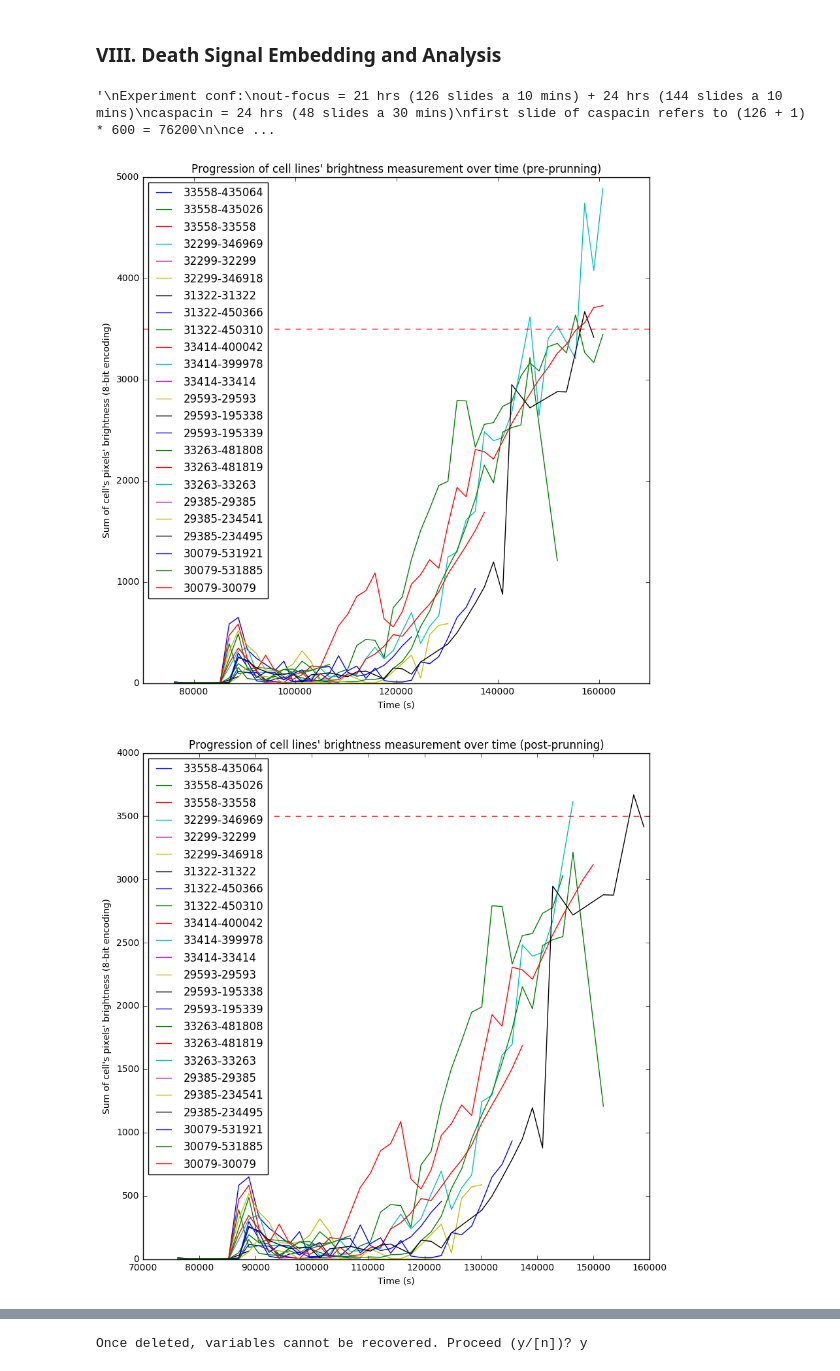
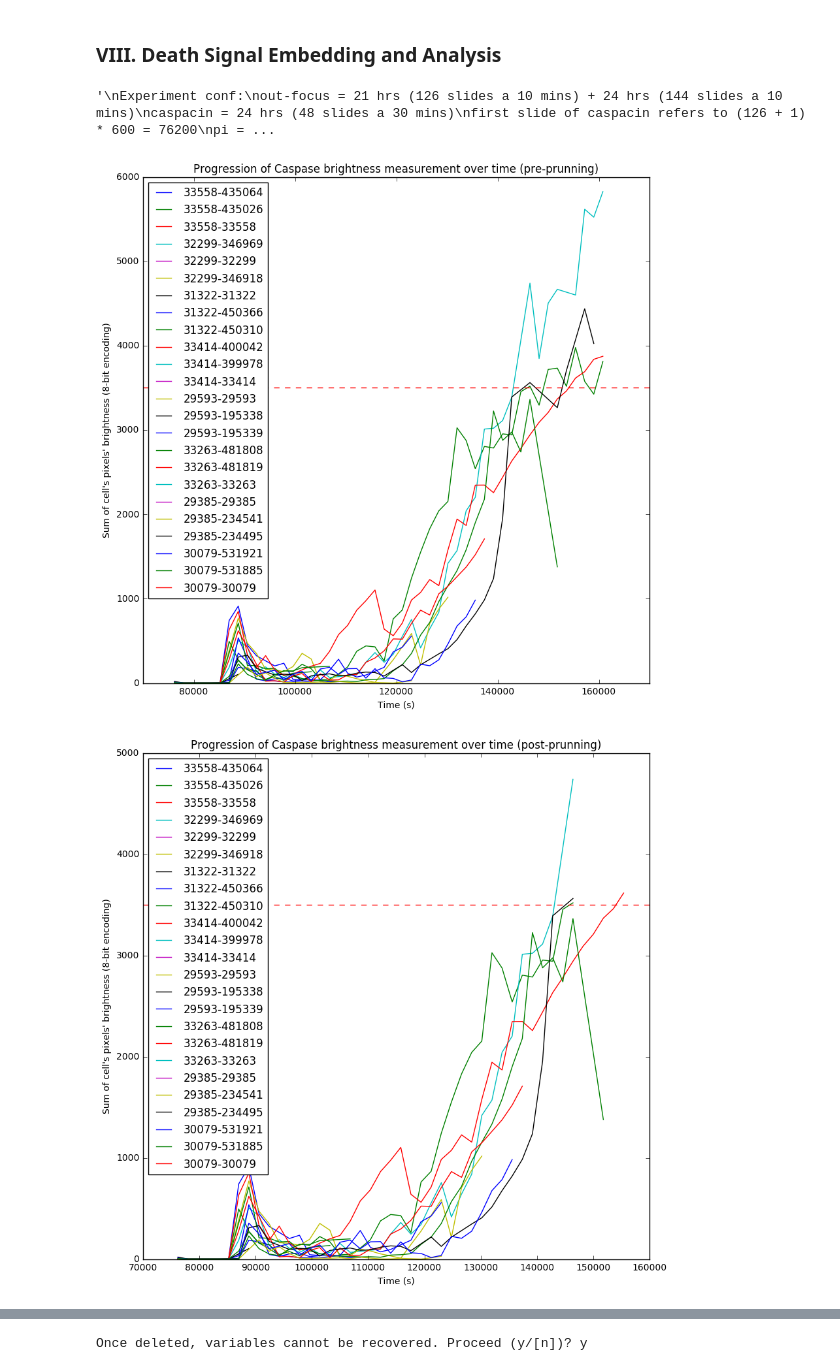
Before and after one commit to raharjaliu/MA, a Jupyter notebook: source/post_processing-main.ipynb, the cells around one changed output, grey strips where cells are left out. Saved outputs shown, nothing was run; the diff lists cells and outputs as text; code cells hidden in the pictures.

```diff
--- a/source/post_processing-main.ipynb
+++ b/source/post_processing-main.ipynb
@@ -1436,16 +1464,10 @@ Experiment conf:
 out-focus = 21 hrs (126 slides a 10 mins) + 24 hrs (144 slides a 10 mins)
 caspacin = 24 hrs (48 slides a 30 mins)
 first slide of caspacin refers to (126 + 1) * 600 = 76200
+pi = 45 hrs (90 slides a 30 mins)
+first slide of pi refers to 0
 
 cell death cut-off value: 1000
 """
 # %% [output]
-'\nExperiment conf:\nout-focus = 21 hrs (126 slides a 10 mins) + 24 hrs (144 slides a 10 mins)\ncaspacin = 24 hrs (48 slides a 30 mins)\nfirst slide of caspacin refers to (126 + 1) * 600 = 76200\n\nce ...
+'\nExperiment conf:\nout-focus = 21 hrs (126 slides a 10 mins) + 24 hrs (144 slides a 10 mins)\ncaspacin = 24 hrs (48 slides a 30 mins)\nfirst slide of caspacin refers to (126 + 1) * 600 = 76200\npi = ...
-# %%
-caspase_path = "../test/eli-new-unsync-bf-%d/caspase/" % POSITION
-tiff_path = os.path.join(caspase_path, "caspasexy%dc1_sub.tif" % POSITION)
-tiff_path_intersection = os.path.join(caspase_path, "caspasexy%dc1_inter.tif" % POSITION)
-
-out_path_pics = "../results/pics/unsyn/"
-if not os.path.exists(out_path_pics):
-    os.makedirs(out_path_pics)
@@ -1452,7 +1498,31 @@ if not os.path.exists(out_path_pics):
+# %%
+if PROCESS_PI:
+    for tr in tree_deathaftertreatment:
+
+        t_brightness, _ = extract_brightness(tr, tree, svals, pi_tiff_path, caspase=False)
+        t_time = svals['POSITION_T'][tr]
+
+        for br in t_brightness:
+            brightness = np.array(t_brightness[br])
+            time = np.array(t_time[br])
+            time = time[~np.isnan(brightness)]
+            brightness= brightness[~np.isnan(brightness)]
+            pt.plot(time, brightness, label="%d-%d" % (tr, br))
+
+    pt.legend(loc='best')
+    pt.title("Progression of PI brightness measurement over time (pre-prunning)")
+    pt.ylabel("Sum of cell's pixels' brightness (8-bit encoding)")
+    pt.xlabel("Time (s)")
+    pt.axhline(3500, c='r', linestyle='--')
+
+    fr = pt.gcf()
+    fr.set_size_inches(10, 10)
+
+    pt.savefig(os.path.join(out_path_pics, "%d_pi.pdf" % POSITION))
 # %%
 for tr in tree_deathaftertreatment:
 
-    t_brightness, _ = extract_brightness(tr, tree_unpruned, svals_unpruned, tiff_path)
+    t_brightness, _ = extract_brightness(tr, tree_unpruned, svals_unpruned, caspase_tiff_path)
     t_time = svals_unpruned['POSITION_T'][tr]
 
     for br in t_brightness:
@@ -1463,7 +1533,7 @@ for tr in tree_deathaftertreatment:
         pt.plot(time, brightness, label="%d-%d" % (tr, br))
 
 pt.legend(loc='best')
-pt.title("Progression of cell lines' brightness measurement over time (pre-prunning)")
+pt.title("Progression of Caspase brightness measurement over time (pre-prunning)")
 pt.ylabel("Sum of cell's pixels' brightness (8-bit encoding)")
 pt.xlabel("Time (s)")
 pt.axhline(3500, c='r', linestyle='--')
@@ -1471,31 +1541,31 @@ pt.axhline(3500, c='r', linestyle='--')
 fr = pt.gcf()
 fr.set_size_inches(10, 10)
 
-pt.savefig(os.path.join(out_path_pics, "%d.pdf" % POSITION))
+pt.savefig(os.path.join(out_path_pics, "%d_caspase.pdf" % POSITION))
 # %% [output]
-[figure, old version]
+[figure, new version]
 # %%
 for tr in tree_deathaftertreatment:
 
-    t_brightness, _ = extract_brightness(tr, tree, svals, tiff_path)
+    t_brightness, _ = extract_brightness(tr, tree, svals, caspase_tiff_path)
     t_time = svals['POSITION_T'][tr]
 
     for br in t_brightness:
         brightness = np.array(t_brightness[br])
         time = np.array(t_time[br])
         time = time[~np.isnan(brightness)]
         brightness= brightness[~np.isnan(brightness)]
         pt.plot(time, brightness, label="%d-%d" % (tr, br))
 
 pt.legend(loc='best')
-pt.title("Progression of cell lines' brightness measurement over time (post-prunning)")
+pt.title("Progression of Caspase brightness measurement over time (post-prunning)")
 pt.ylabel("Sum of cell's pixels' brightness (8-bit encoding)")
 pt.xlabel("Time (s)")
 pt.axhline(3500, c='r', linestyle='--')
 
 fr = pt.gcf()
 fr.set_size_inches(10, 10)
 
-pt.savefig(os.path.join(out_path_pics, "%d.pdf" % POSITION))
+pt.savefig(os.path.join(out_path_pics, "%d_caspase.pdf" % POSITION))
 # %% [output]
-[figure, old version]
+[figure, new version]
```
Also changed, not shown: parts of 18 cells of this notebook, 2 other files.
